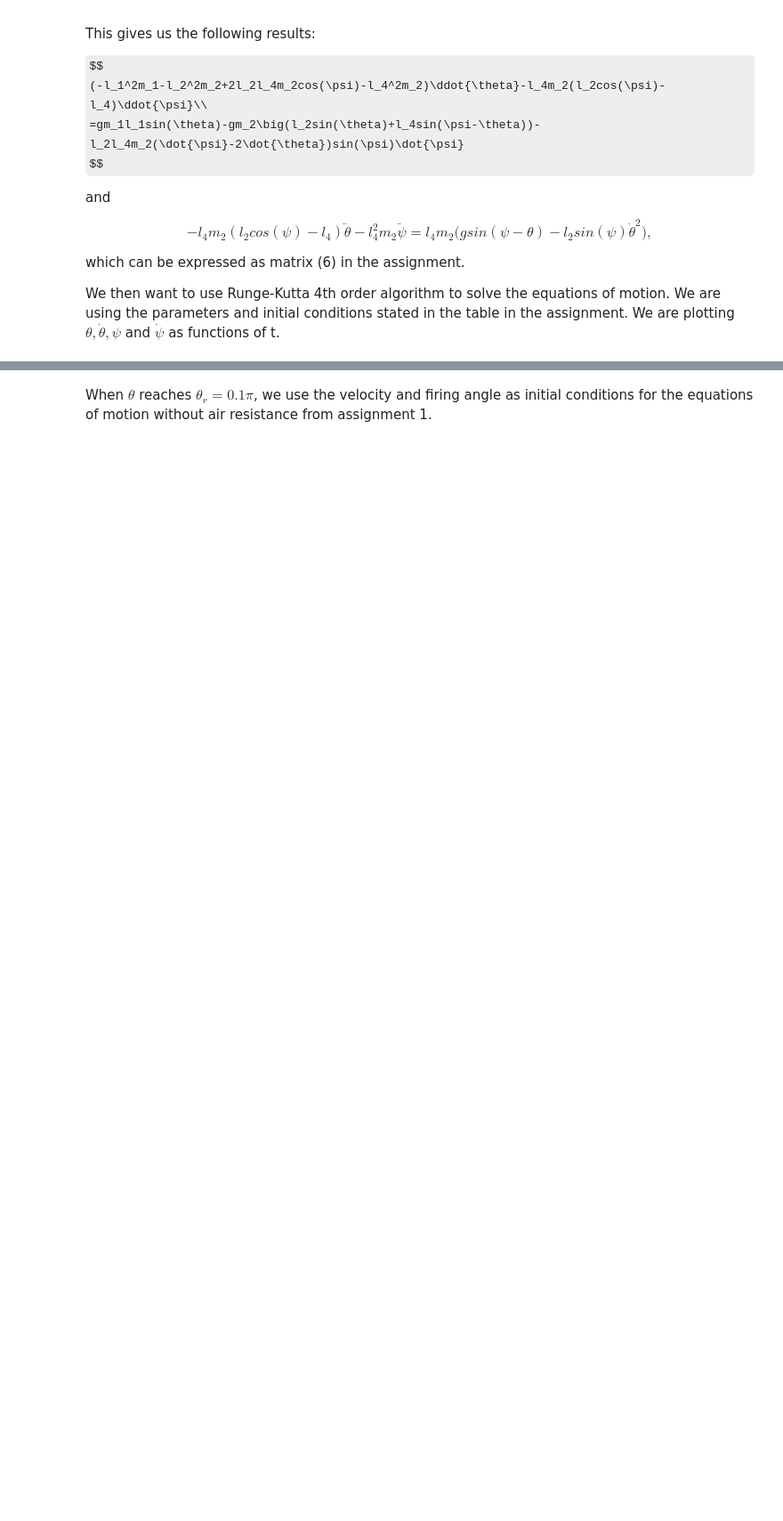
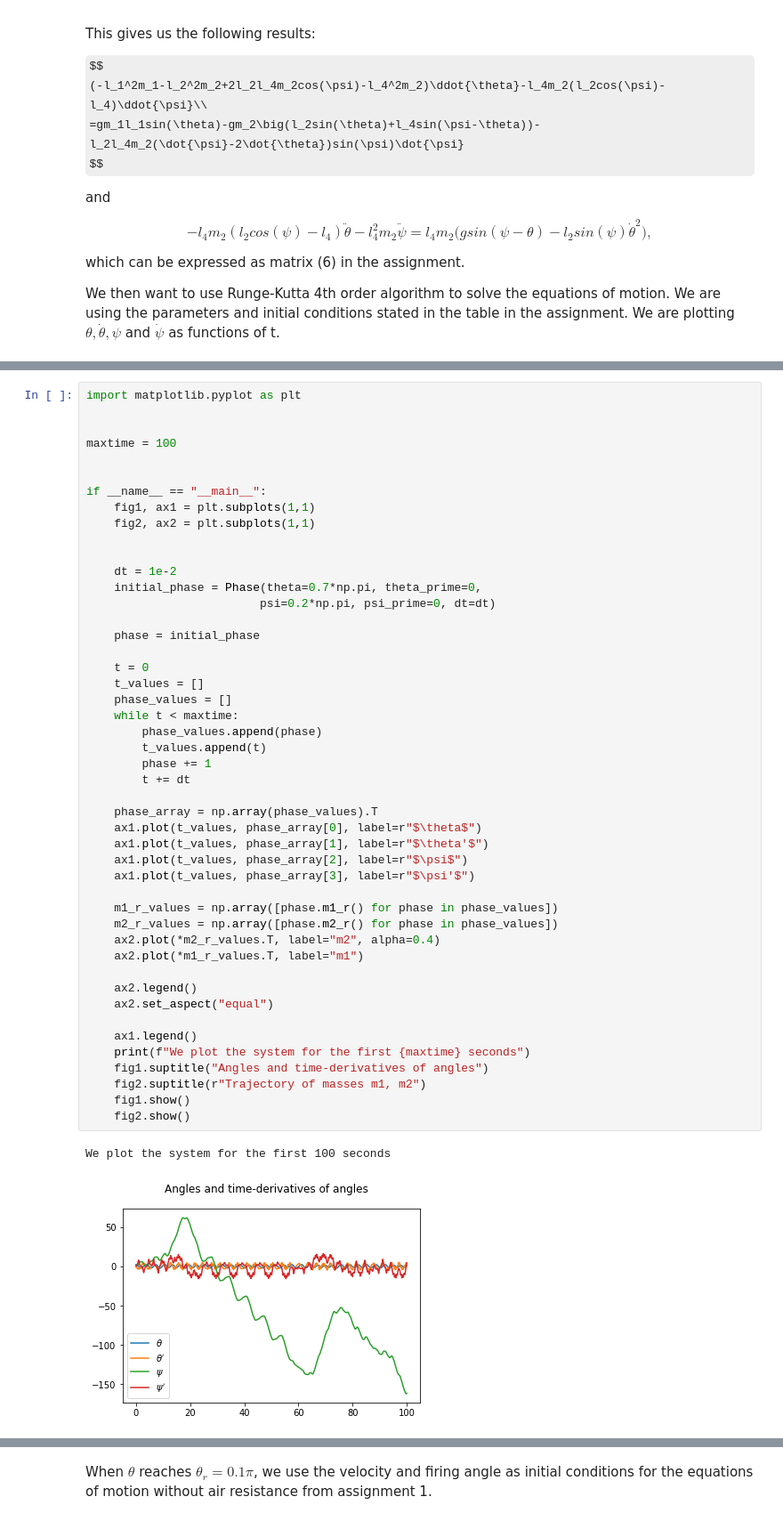
Before and after one commit to AndreasStapnes/klassmek-numerisk2, a Jupyter notebook: Computational assignment 2.ipynb, the cells around one changed output, grey strips where cells are left out. Shown at 89% size. Cells and saved outputs as stored; diff of their text form; some formulas as TeX source; blank space fills up the shorter version.

```diff
--- a/Computational assignment 2.ipynb
+++ b/Computational assignment 2.ipynb
@@ -75,0 +344,50 @@ We then want to use Runge-Kutta 4th order algorithm to solve the equations of mo
+# %%
+import matplotlib.pyplot as plt
+
+
+maxtime = 100
+
+
+if __name__ == "__main__":
+    fig1, ax1 = plt.subplots(1,1)
+    fig2, ax2 = plt.subplots(1,1)
+
+
+    dt = 1e-2
+    initial_phase = Phase(theta=0.7*np.pi, theta_prime=0,
+                         psi=0.2*np.pi, psi_prime=0, dt=dt)
+
+    phase = initial_phase
+
+    t = 0
+    t_values = []
+    phase_values = []
+    while t < maxtime:
+        phase_values.append(phase)
+        t_values.append(t)
+        phase += 1
+        t += dt
+
+    phase_array = np.array(phase_values).T
+    ax1.plot(t_values, phase_array[0], label=r"$\theta$")
+    ax1.plot(t_values, phase_array[1], label=r"$\theta'$")
+    ax1.plot(t_values, phase_array[2], label=r"$\psi$")
+    ax1.plot(t_values, phase_array[3], label=r"$\psi'$")
+
+    m1_r_values = np.array([phase.m1_r() for phase in phase_values])
+    m2_r_values = np.array([phase.m2_r() for phase in phase_values])
+    ax2.plot(*m2_r_values.T, label="m2", alpha=0.4)
+    ax2.plot(*m1_r_values.T, label="m1")
+
+    ax2.legend()
+    ax2.set_aspect("equal")
+
+    ax1.legend()
+    print(f"We plot the system for the first {maxtime} seconds")
+    fig1.suptitle("Angles and time-derivatives of angles")
+    fig2.suptitle(r"Trajectory of masses m1, m2")
+    fig1.show()
+    fig2.show()
+# %% [output]
+We plot the system for the first 100 seconds
+[figure, added]
```
Also changed, not shown: parts of 20 cells of this notebook.
